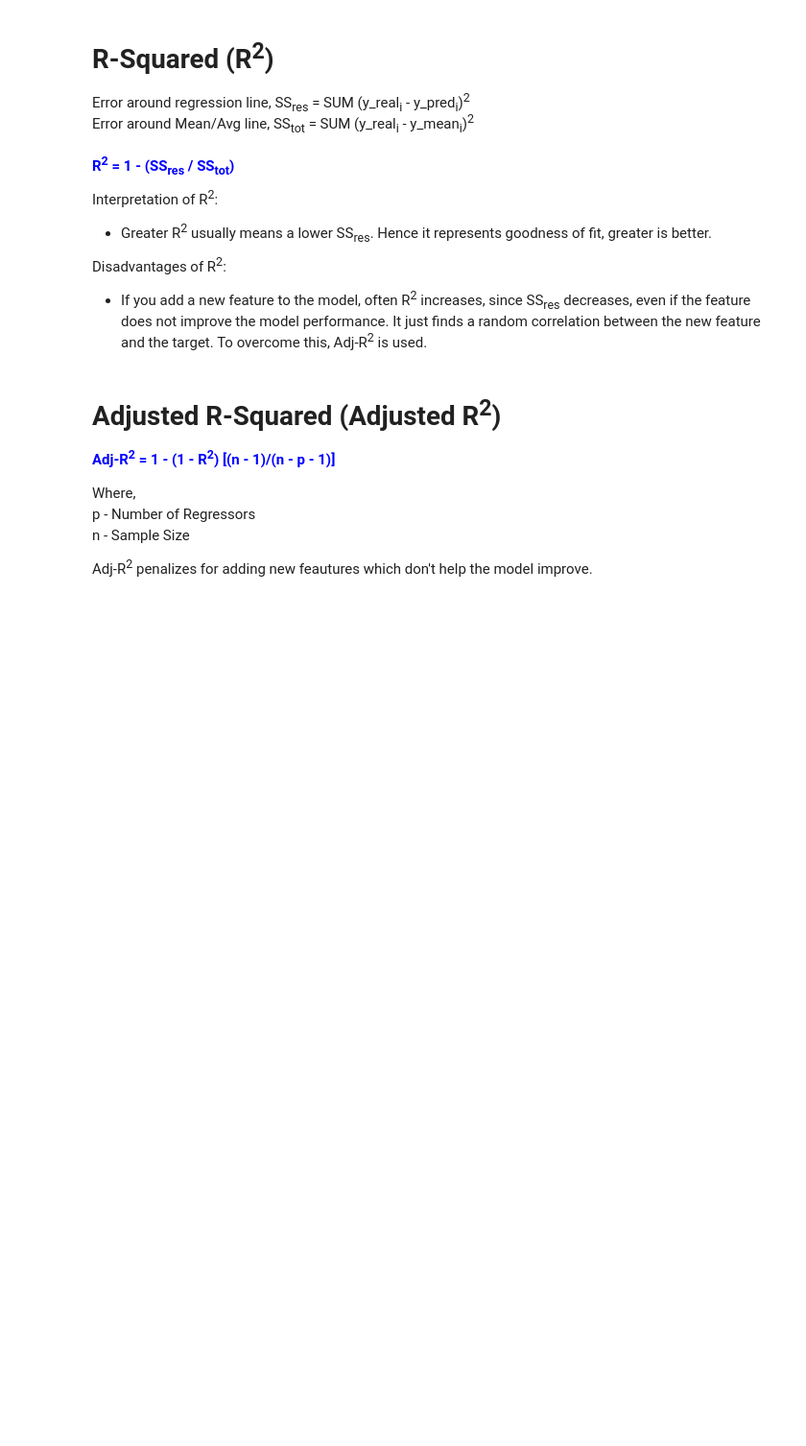
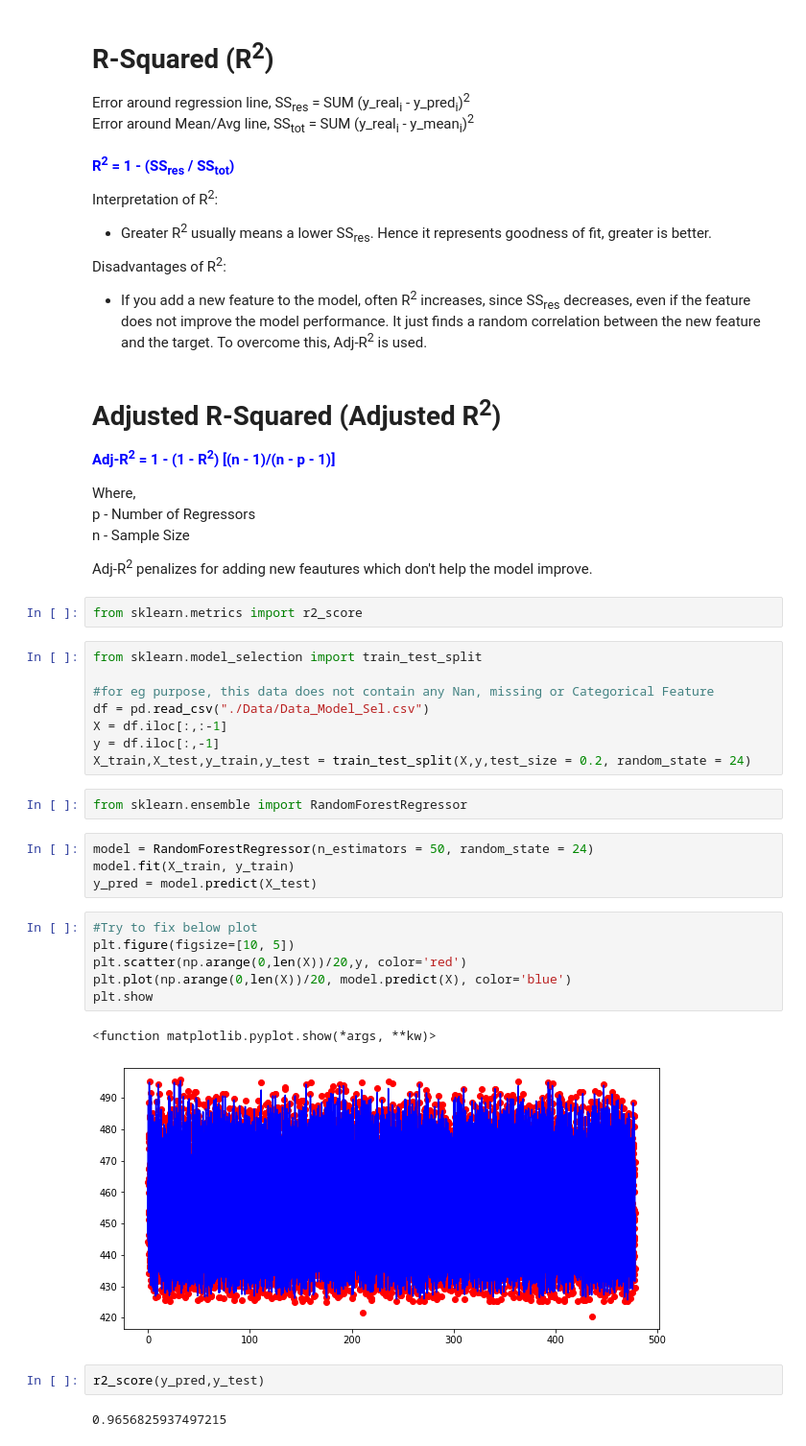
Before and after one commit to connect-ckp/Data_Science, a Jupyter notebook: 1_Learning NBs/Regression.ipynb, the cells around one changed output. Shown: that part at 96% size. Drawn from its saved outputs; the diff is of its cells as text; blank space fills up the shorter version.

```diff
--- a/1_Learning NBs/Regression.ipynb
+++ b/1_Learning NBs/Regression.ipynb
@@ -351,3 +351,32 @@ p - Number of Regressors<br>
 n - Sample Size
 
 Adj-R<sup>2</sup> penalizes for adding new feautures which don't help the model improve.
+# %%
+from sklearn.metrics import r2_score
+# %%
+from sklearn.model_selection import train_test_split
+
+#for eg purpose, this data does not contain any Nan, missing or Categorical Feature
+df = pd.read_csv("./Data/Data_Model_Sel.csv")
+X = df.iloc[:,:-1]
+y = df.iloc[:,-1]
+X_train,X_test,y_train,y_test = train_test_split(X,y,test_size = 0.2, random_state = 24)
+# %%
+from sklearn.ensemble import RandomForestRegressor
+# %%
+model = RandomForestRegressor(n_estimators = 50, random_state = 24)
+model.fit(X_train, y_train)
+y_pred = model.predict(X_test)
+# %%
+#Try to fix below plot
+plt.figure(figsize=[10, 5])
+plt.scatter(np.arange(0,len(X))/20,y, color='red')
+plt.plot(np.arange(0,len(X))/20, model.predict(X), color='blue')
+plt.show
+# %% [output]
+<function matplotlib.pyplot.show(*args, **kw)>
+[figure, added]
+# %%
+r2_score(y_pred,y_test)
+# %% [output]
+0.9656825937497215
```
Also changed, not shown: parts of 1 cell of this notebook, 11 other files.
